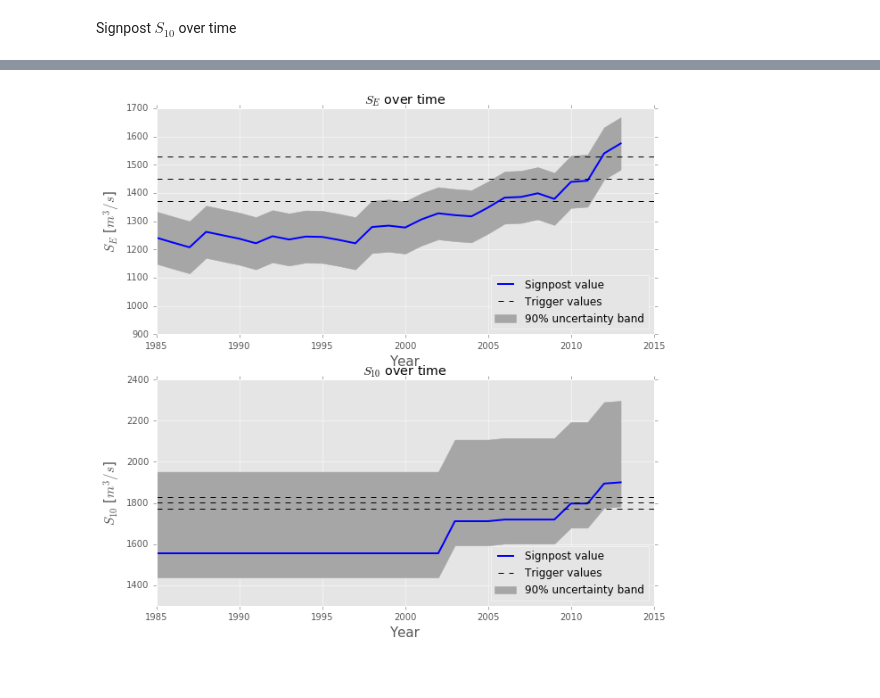
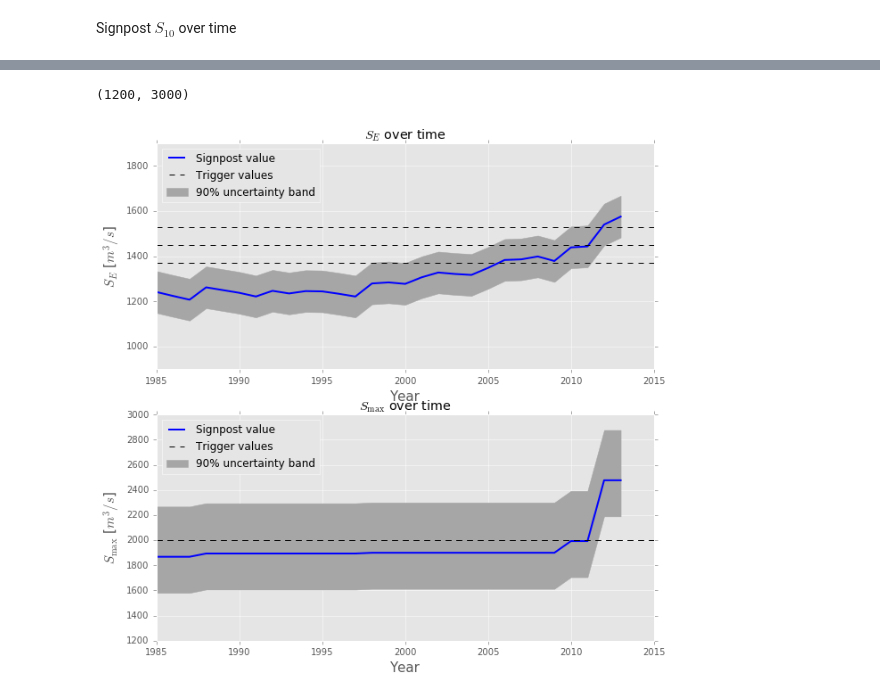
Before and after one commit to luciofaso/Monitoring_DAP, a Jupyter notebook: 1_Niger/Monitoring_Niger.ipynb, the cells around one changed output, grey strips where cells are left out. Drawn from its saved outputs; the diff is of its cells as text; code cells hidden in the pictures.

```diff
--- a/1_Niger/Monitoring_Niger.ipynb
+++ b/1_Niger/Monitoring_Niger.ipynb
@@ -249,4 +326,4 @@ mu_trigger= q_flood + log (-log(1-F_star) ) * sigma_trigger
 # %%
-model_expl_trigger=model.freeze(loc=mu_trigger,scale=sigma_trigger)
 S_E.trigger = model_expl_trigger.mean()
 S_10.trigger = model_expl_trigger.ppf(S_10.quantile)
+S_max.trigger = model_expl_trigger.ppf(24/25)
@@ -266,13 +335,13 @@ real_data=1
 Loading observed data, or create artificial ones.
 # %%
 if real_data:
-    q_max_df=pd.read_csv('rbflood_updated.csv',index_col='year')
+    q_max_df = pd.read_csv('../data/Niger/rbflood_updated.csv',index_col='year')
     # TRY ELSE load max discharge data.
 else: #artificial data
-    half_data_length=30
-    mu_artificial=concatenate([half_data_length*[mu_hist] , mu_hist+(mu_present-mu_hist)*arange(0,half_data_length)/half_data_length])
-    sigma_artificial=concatenate([half_data_length*[sigma_hist], sigma_hist+(sigma_present-sigma_hist)*arange(0,half_data_length)/half_data_length])
-    model_artificial=model.freeze(loc=mu_artificial,scale=sigma_artificial)
+    half_data_length = 30
+    mu_artificial = concatenate([half_data_length*[mu_hist] , mu_hist+(mu_present-mu_hist)*arange(0,half_data_length)/half_data_length])
+    sigma_artificial = concatenate([half_data_length*[sigma_hist], sigma_hist+(sigma_present-sigma_hist)*arange(0,half_data_length)/half_data_length])
+    model_artificial = model.freeze(loc=mu_artificial,scale=sigma_artificial)
     q_data=model_artificial.rvs()
 
     rng = pd.date_range('1/1/1950', periods=half_data_length*2, freq='A')
@@ -284,4 +365,4 @@ Calculate signposts values over time
 # %%
 S_E.ts= S_E.statistic(q_max_df_cut)#.apply(S_E.statistic)
 S_10.ts =S_10.statistic(q_max_df_cut)
-size(S_10.ts.index)
+S_max.ts = S_max.statistic(q_max_df_cut)
@@ -349,8 +396,8 @@ Confidence range: band considering $\mu_{hist},\sigma_{hist}$, and confidence 90
 # %%
-start_date=1985
-end_date=2013
-plt.figure(figsize=(8,4))
-signpost_over_time(S_E,start_date,end_date)
+START_DATE = 1985
+END_DATE = 2013
+plt.figure(figsize=(10,5))
+signpost_over_time(S_E,START_DATE,END_DATE)
 plt.ylim([1000,1700])
 #plt.savefig("../Figures/S_E_overtime.pdf")
 plt.show()
@@ -369,14 +426,13 @@ plt.show()
 # %%
-plt.figure(figsize=(10,10))
+f = plt.figure(figsize=(10,10))
 plt.subplot(2, 1, 1)
-signpost_over_time(S_E,start_date,end_date)
-plt.ylim([900,1700])
+signpost_over_time(S_E,START_DATE,END_DATE)
+plt.ylim([900,1900])
 
 plt.subplot(2, 1, 2)
-signpost_over_time(S_10,start_date,end_date)
-plt.ylim([1300,2400])
-#plt.savefig("../Figures/S_overtime.pdf")
-
-plt.show()
+signpost_over_time(S_max,START_DATE,END_DATE)
+plt.ylim([1200,3000])
+#plt.savefig("../Figures/Niger/S_overtime.pdf")
 # %% [output]
+(1200, 3000)
-[figure, old version]
+[figure, new version]
```
Also changed, not shown: parts of 44 cells of this notebook, 2 other files.
